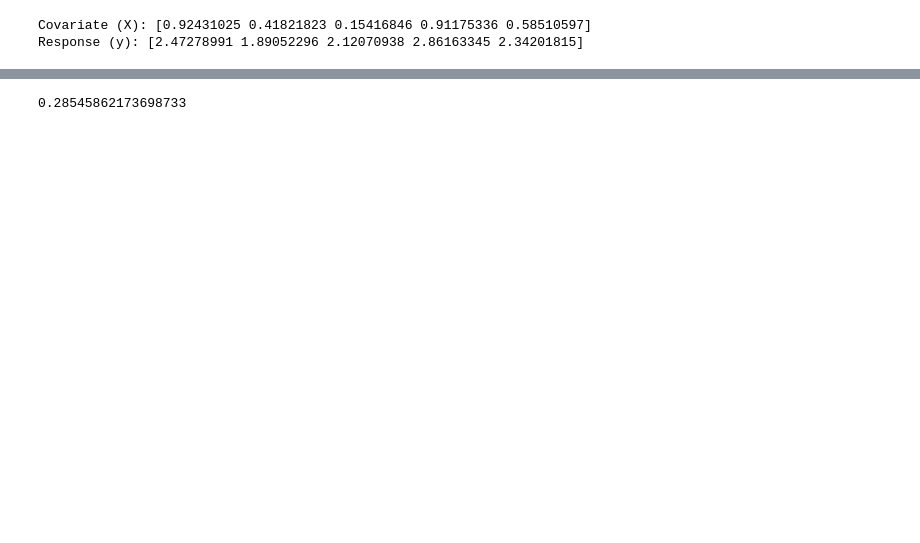
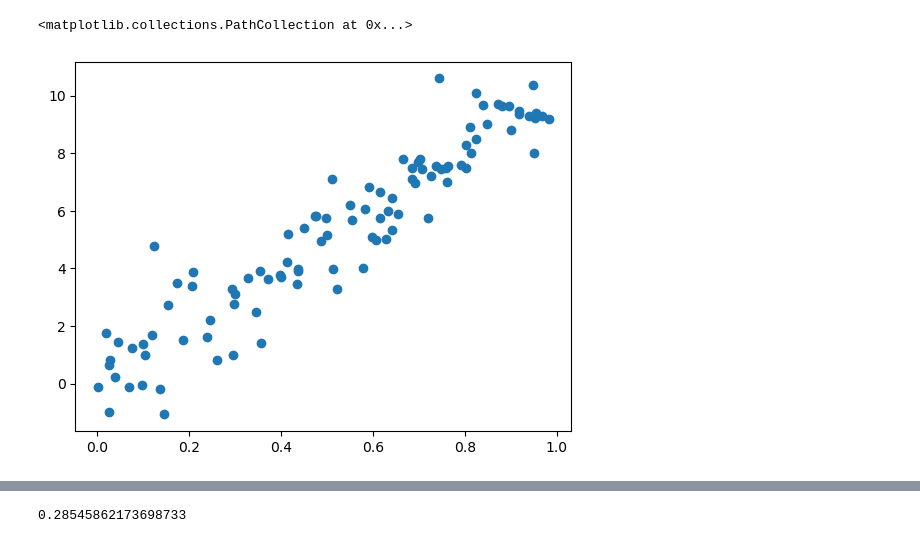
Before and after one commit to SebaGraz/PDMP_workshop, a Jupyter notebook: PDMP_workshop.ipynb, the cells around one changed output, grey strips where cells are left out. Saved outputs shown, nothing was run; the diff lists cells and outputs as text; code cells hidden in the pictures; blank space fills up the shorter version.

```diff
--- a/PDMP_workshop.ipynb
+++ b/PDMP_workshop.ipynb
@@ -87,30 +153,24 @@ Simulate data from linear regression with one covariate
 # %%
 # SOLUTIONS WITH MARKS
 # CHECK AND ADAPT
-import numpy as np
+random.seed(1234) # setting the seed for automating marking (do not delete)
 
-def simulate_linear_regression_data(N, true_slope, true_intercept, noise_std):
-    # Generate random covariate values
-    X = np.random.rand(N)
+def simulate_linear_regression_data(N, beta, noise_std):
 
-    # Generate response variable values
+    x = np.random.rand(N)
     noise = np.random.normal(0, noise_std, N)
-    y = true_slope * X + true_intercept + noise
+    y = beta * x + noise
 
-    return X, y
+    return x, y
 
 # Parameters
 N = 100  # Number of data points
-true_slope = 2.0  # True slope parameter
-true_intercept = 1.0  # True intercept parameter
-noise_std = 0.5  # Standard deviation of noise
+true_beta = 10.0  # True slope parameter
+noise_std = 1.0 # Standard deviation of noise
 
 # Simulate data
-X, y = simulate_linear_regression_data(N, true_slope, true_intercept, noise_std)
-
-# Display the first few data points
-print("Covariate (X):", X[:5])
-print("Response (y):", y[:5])
+x, y = simulate_linear_regression_data(N, true_beta, noise_std)
+plt.scatter(x, y)
 # %% [output]
-Covariate (X): [0.92431025 0.41821823 0.15416846 0.91175336 0.58510597]
-Response (y): [2.47278991 1.89052296 2.12070938 2.86163345 2.34201815]
+<matplotlib.collections.PathCollection at 0x...>
+[figure, added]
```
Also changed, not shown: parts of 31 cells of this notebook, 1 other file.
